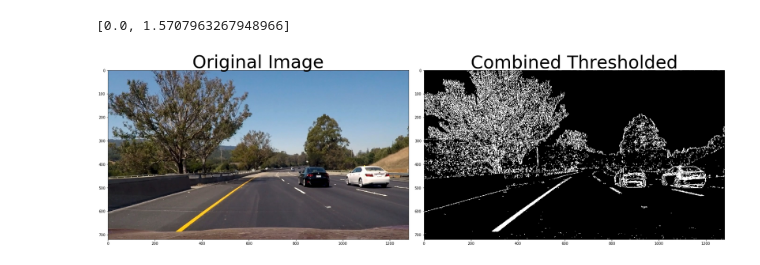
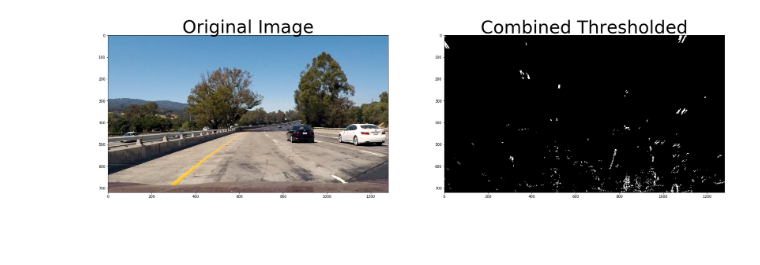
Before and after one commit to sameerpawar/CarND-Advanced-lane-lines, a Jupyter notebook: Advance_lane_finding.ipynb, the cells around one changed output. Drawn from its saved outputs; the diff is of its cells as text; code cells hidden in the pictures; blank space fills up the shorter version.

Commit message:
finalized camera calibration and perspective transform

```diff
--- a/Advance_lane_finding.ipynb
+++ b/Advance_lane_finding.ipynb
@@ -6 +111,11 @@ import matplotlib.image as mpimg
+# %%
+if DISPLAY:
+    img = mpimg.imread('./test_images/test6.jpg')
+    fname = './test_images/test2_Warped.jpg'
+    undist = cv2.undistort(img, mtx, dist, None, mtx)
+    img_size = (img.shape[1], img.shape[0])
+    warped = cv2.warpPerspective(undist, M, img_size)
+    mpimg.imsave(fname, warped, format='jpg')
+    plt.imshow(warped)
+    plt.show()
 # %%
@@ -138,36 +232,21 @@ plt.subplots_adjust(left=0., right=1, top=0.9, bottom=0.)
-# %%
-# Read in an image and grayscale it
-image   = mpimg.imread('test6.jpg')
-#image   = mpimg.imread('signs_vehicles_xygrad.png')
-gray    = cv2.cvtColor(image, cv2.COLOR_RGB2GRAY)
-#hls     = cv2.cvtColor(image, cv2.COLOR_RGB2HLS)
-#S       = np.absolute(hls[:,:,2]).astype(float)
-#gray    = np.uint8(255*S/np.max(S))
-
-# Choose a Sobel kernel size
-ksize =3 # Choose a larger odd number to smooth gradient measurements
-
-# Apply each of the thresholding functions
-gradx = abs_sobel_thresh(gray, orient='x', sobel_kernel=ksize, thresh=(20, 100), nchannels = 1)
-grady = abs_sobel_thresh(gray, orient='y', sobel_kernel=ksize, thresh=(20, 100), nchannels = 1)
-mag_binary = mag_thresh(gray, sobel_kernel=ksize, mag_thresh=(10, 255), nchannels = 1)
-dir_binary = dir_threshold(gray, sobel_kernel=ksize, thresh=(0, 1.4), nchannels = 1)
-hls_binary = hls_select(image, thresh=(170, 255))
-
-image_binary = np.zeros_like(gradx)
-image_binary[gradx == 1] = 1
-#image_binary[grady == 1] = 1
-image_binary[hls_binary == 1] = 1
-#image_binary[mag_binary == 0] = 0
-#image_binary[dir_binary == 0] = 0
-# Plot the result
-f, (ax1, ax2) = plt.subplots(1, 2, figsize=(24, 9))
-f.tight_layout()
-ax1.imshow(image)
-ax1.set_title('Original Image', fontsize=50)
-ax2.imshow(image_binary, cmap='gray')
-ax2.set_title('Combined Thresholded', fontsize=50)
-plt.subplots_adjust(left=0., right=1, top=0.9, bottom=0.)
-# %% [output]
-[0.0, 1.5707963267948966]
-[figure, removed]
+# %%
+# Make a list of calibration images
+images = glob.glob( './test_images/test1*.jpg')
+
+# Step through the list and search for chessboard corners
+for idx, fname in enumerate(images):
+    # Read in an image and grayscale it
+    image   = mpimg.imread(fname)
+    # top_down, perspective_M = corners_unwarp(img, nx, ny, mtx, dist)
+    combined_binary = pipeline(image, ksize = 3)
+
+    #plt.imshow(combined_binary)
+    f, (ax1, ax2) = plt.subplots(1, 2, figsize=(24, 9))
+    ax1.imshow(image)
+    ax1.set_title('Original Image', fontsize=50)
+    ax2.imshow(combined_binary, cmap='gray')
+    ax2.set_title('Combined Thresholded', fontsize=50)
+    plt.subplots_adjust(left=0., right=1, top=0.9, bottom=0.)
+    plt.show()
+# %% [output]
+[figure, added]
```
Also changed, not shown: parts of 8 cells of this notebook, 1 other file.
